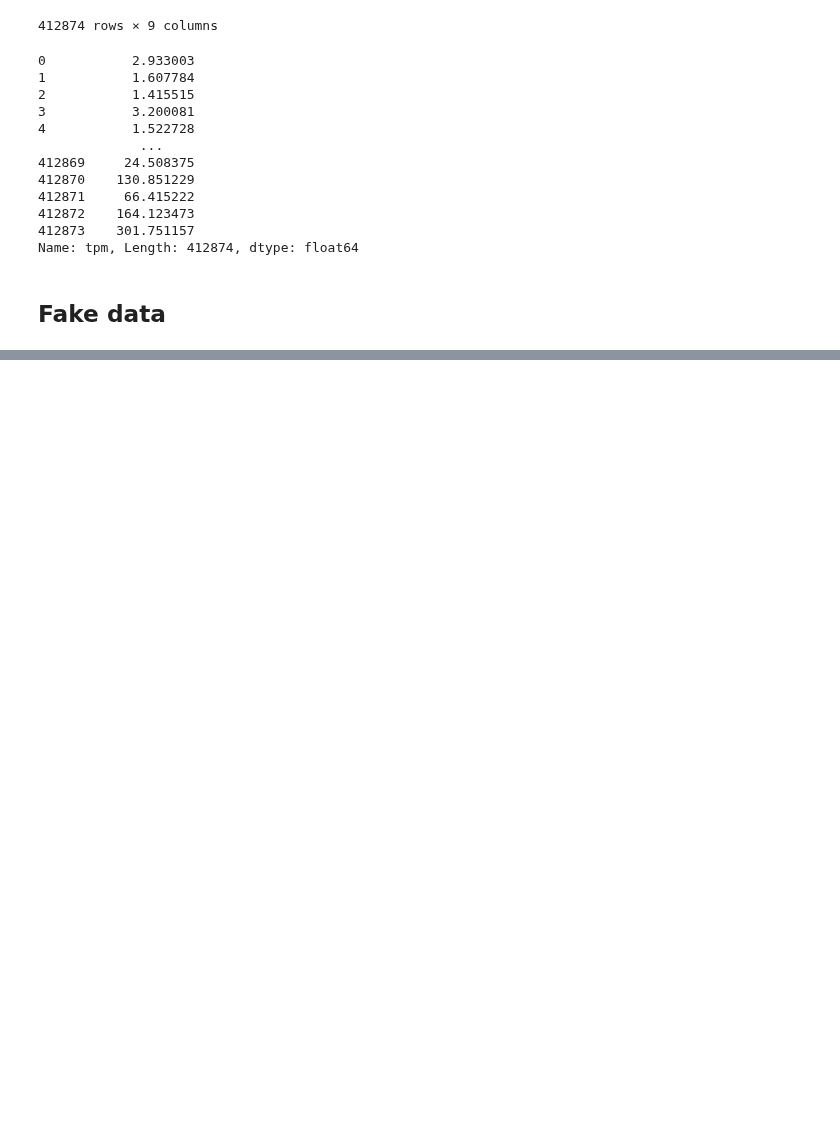
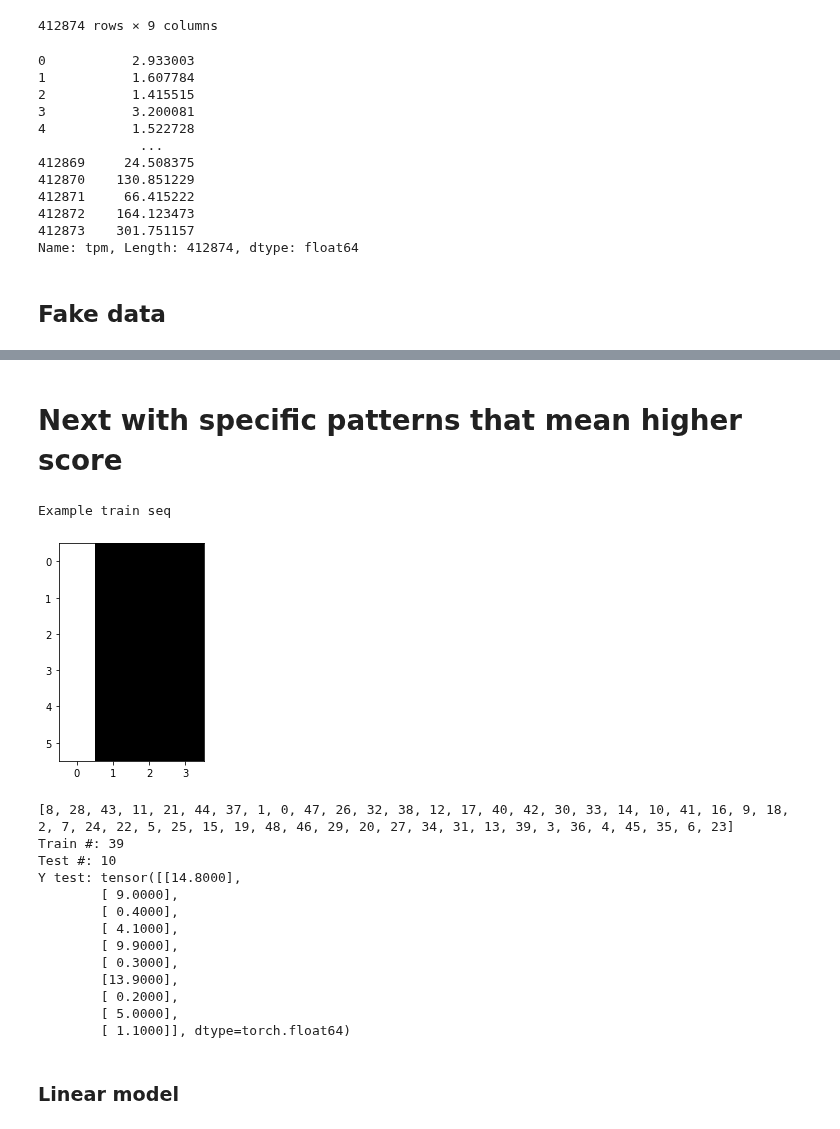
Before and after one commit to erinhwilson/deep-5g-sandbox, a Jupyter notebook: seq_prediction_tinker.ipynb, the cells around one changed output, grey strips where cells are left out. Saved outputs shown, nothing was run; the diff lists cells and outputs as text; code cells hidden in the pictures; blank space fills up the shorter version.

```diff
--- a/seq_prediction_tinker.ipynb
+++ b/seq_prediction_tinker.ipynb
@@ -230,0 +461,77 @@ array(['CGGACC', 6.8,
+# %% [markdown]
+# Next with specific patterns that mean higher score
+# %%
+# fake data:
+# TAT = really high
+# GCG = really low
+data2 = [
+    ('AAAAAA', 10.0),
+    ('AATATA', 15.0),
+    ('TATAAA', 14.9),
+    ('TAATAT', 14.8),
+    ('ATAAAA', 9.0),
+    ('AAAACA', 9.8),
+    ('GCGACA', 0.4),
+    ('CCCCCC', 7.0),
+    ('CGGACC', 6.8),
+    ('CTATCC', 13.6),
+    ('GGGACG', 6.2),
+    ('CGGGCG', 0.5),
+    ('GGGGGG', 4.0),
+    ('GCCGGT', 4.1),
+    ('TGTATT', 12.3),
+    ('CGGTTG', 3.4),
+    ('TTGCGT', 0.1),
+    ('TTTTTT', 1.0),
+    ('TAATTA', 5.1),
+    ('GAGTGA', 5.3),
+    ('AAATAT', 14.9),
+    ('AAGCGA', 0.5),
+    ('TTAGCT', 3.2),
+    ('CAAAAA', 9.9),
+    ('ACAAAA', 9.8),
+    ('AAAACA', 9.8),
+    ('CCTATA', 14.5),
+    ('CCCGCC', 6.8),
+    ('CGGATC', 6.6),
+    ('CACGCG', 0.3),
+    ('AGGACG', 6.5),
+    ('CGTGCG', 0.3),
+    ('GGGGGA', 4.3),
+    ('GCCGGA', 4.5),
+    ('TGGTGA', 3.5),
+    ('CGGTAT', 13.9),
+    ('TTGCGA', 0.2),
+    ('TTTTTG', 1.1),
+    ('TATTAA', 14.7),
+    ('GAGTGC', 5.0),
+    ('AAATAC', 8.7),
+    ('AGCGAA', 0.6),
+    ('TTCTTT', 1.3),
+    ('TTTATT', 13.6),
+    ('TTTTGT', 1.1),
+    ('GTTTTT', 1.1),
+    ('AACAAA', 9.8),
+    ('AAGCGA', 0.6),
+    ('GCGAAA', 0.7),
+]
+
+train_dl2, test_dl2 = build_dataloaders(data2)
+# %% [output]
+Example train seq
+[figure, added]
+[8, 28, 43, 11, 21, 44, 37, 1, 0, 47, 26, 32, 38, 12, 17, 40, 42, 30, 33, 14, 10, 41, 16, 9, 18, 2, 7, 24, 22, 5, 25, 15, 19, 48, 46, 29, 20, 27, 34, 31, 13, 39, 3, 36, 4, 45, 35, 6, 23]
+Train #: 39
+Test #: 10
+Y test: tensor([[14.8000],
+        [ 9.0000],
+        [ 0.4000],
+        [ 4.1000],
+        [ 9.9000],
+        [ 0.3000],
+        [13.9000],
+        [ 0.2000],
+        [ 5.0000],
+        [ 1.1000]], dtype=torch.float64)
+# %% [markdown]
+### Linear model
```
Also changed, not shown: parts of 57 cells of this notebook.
